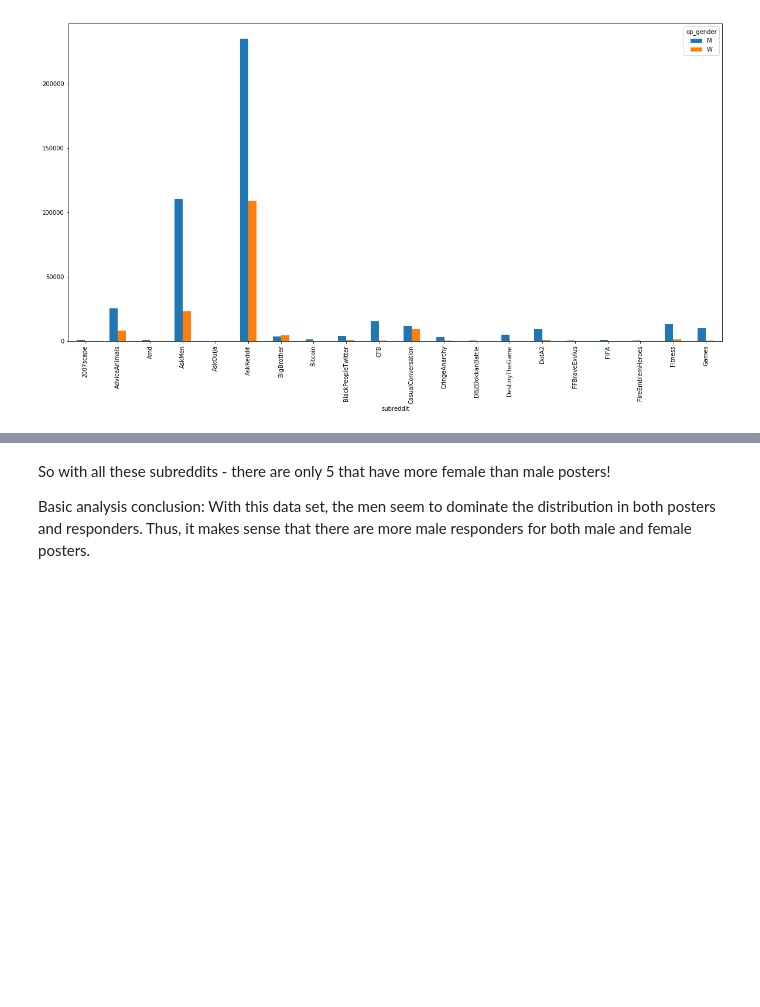
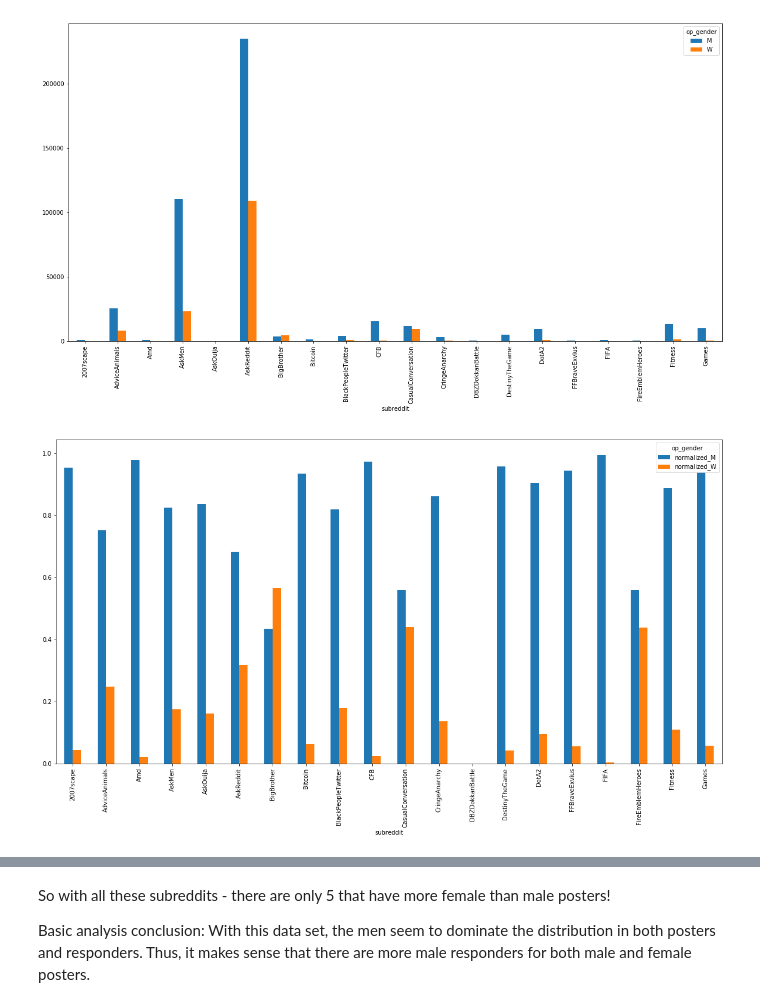
Before and after one commit to Data-Science-for-Linguists-2019/Gendered-Interaction-Online, a Jupyter notebook: main_analysis.ipynb, the cells around one changed output, grey strips where cells are left out. Cells and saved outputs as stored; diff of their text form; code cells hidden in the pictures; blank space fills up the shorter version.

```diff
--- a/main_analysis.ipynb
+++ b/main_analysis.ipynb
@@ -415,4 +415,20 @@ plt.savefig('images/subreddits.png')
 plt.show()
 # %% [output]
 [figure]
+# %%
+# normalized version
+subgroups_df['normalized_M'] = subgroups_df['M'] / (subgroups_df['M'] + subgroups_df['W'])
+subgroups_df['normalized_W'] = subgroups_df['W'] / (subgroups_df['M'] + subgroups_df['W'])
+subgroups_normalized = subgroups_df[['normalized_M','normalized_W']]
+
+# graph the first 20 subreddits to get some idea
+subgroups_normalized[:20].plot(kind='bar', figsize=(20,10))
+
+# save figure
+plt.savefig('images/subreddits_normalized.png')
+
+# show graph
+plt.show()
+# %% [output]
+[figure, added]
 # %% [markdown]
```
Also changed, not shown: parts of 89 cells of this notebook, 6 other files.
